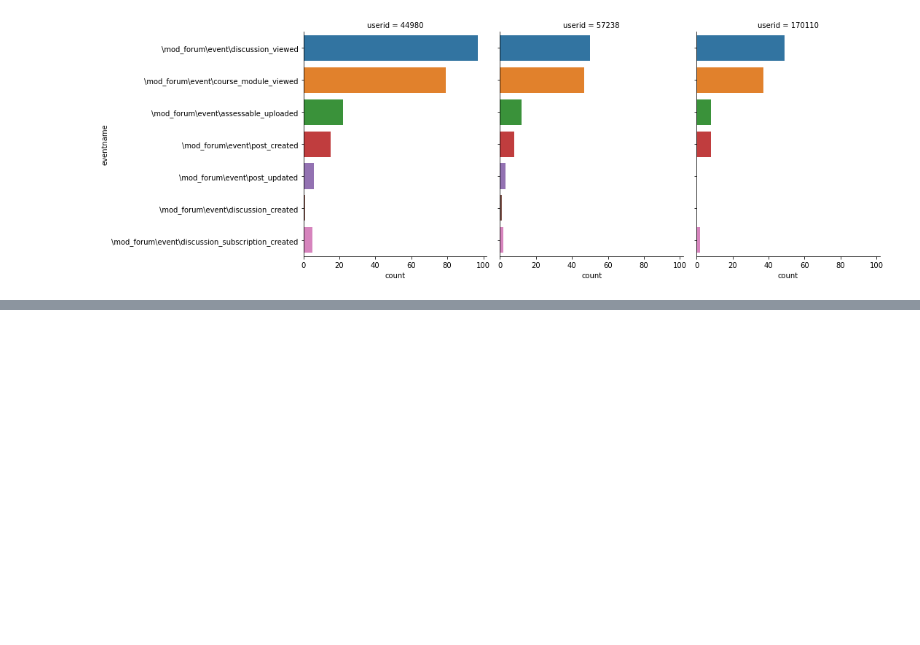
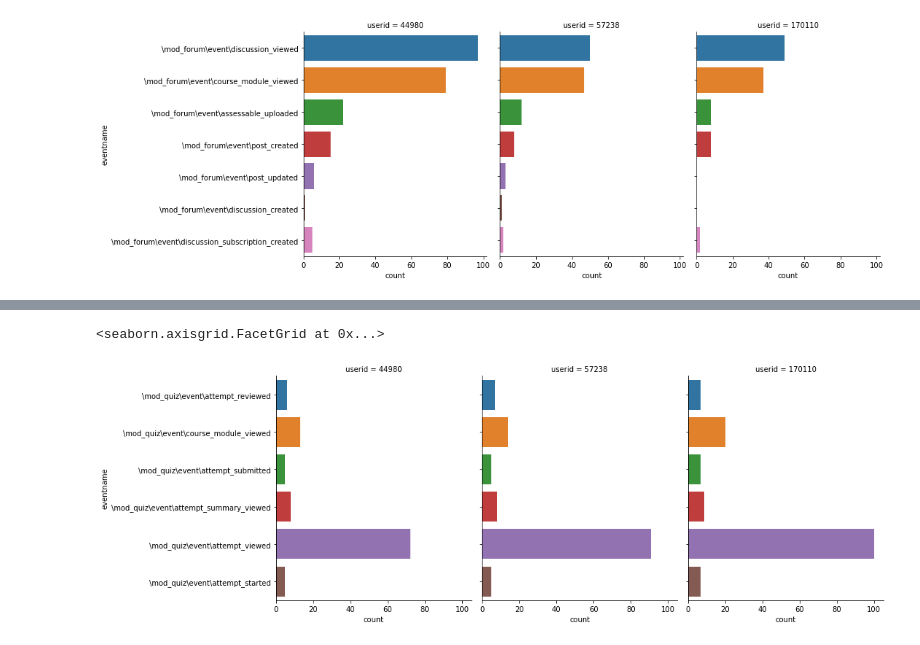
Before and after one commit to atp/edisc-analytics, a Jupyter notebook: Analise_de_Engajamento.ipynb, the cells around one changed output, grey strips where cells are left out. Saved outputs shown, nothing was run; the diff lists cells and outputs as text; code cells hidden in the pictures; blank space fills up the shorter version.

```diff
--- a/Analise_de_Engajamento.ipynb
+++ b/Analise_de_Engajamento.ipynb
@@ -287,0 +306,6 @@ sns.catplot(data=data,y='eventname',col='userid',col_wrap=3,kind='count')
+# %%
+data = engajaquiz.query("userid in [170110,44980,57238]")
+sns.catplot(data=data,y='eventname',col='userid',col_wrap=3,kind='count')
+# %% [output]
+<seaborn.axisgrid.FacetGrid at 0x...>
+[figure, added]
```
Also changed, not shown: parts of 9 cells of this notebook.
